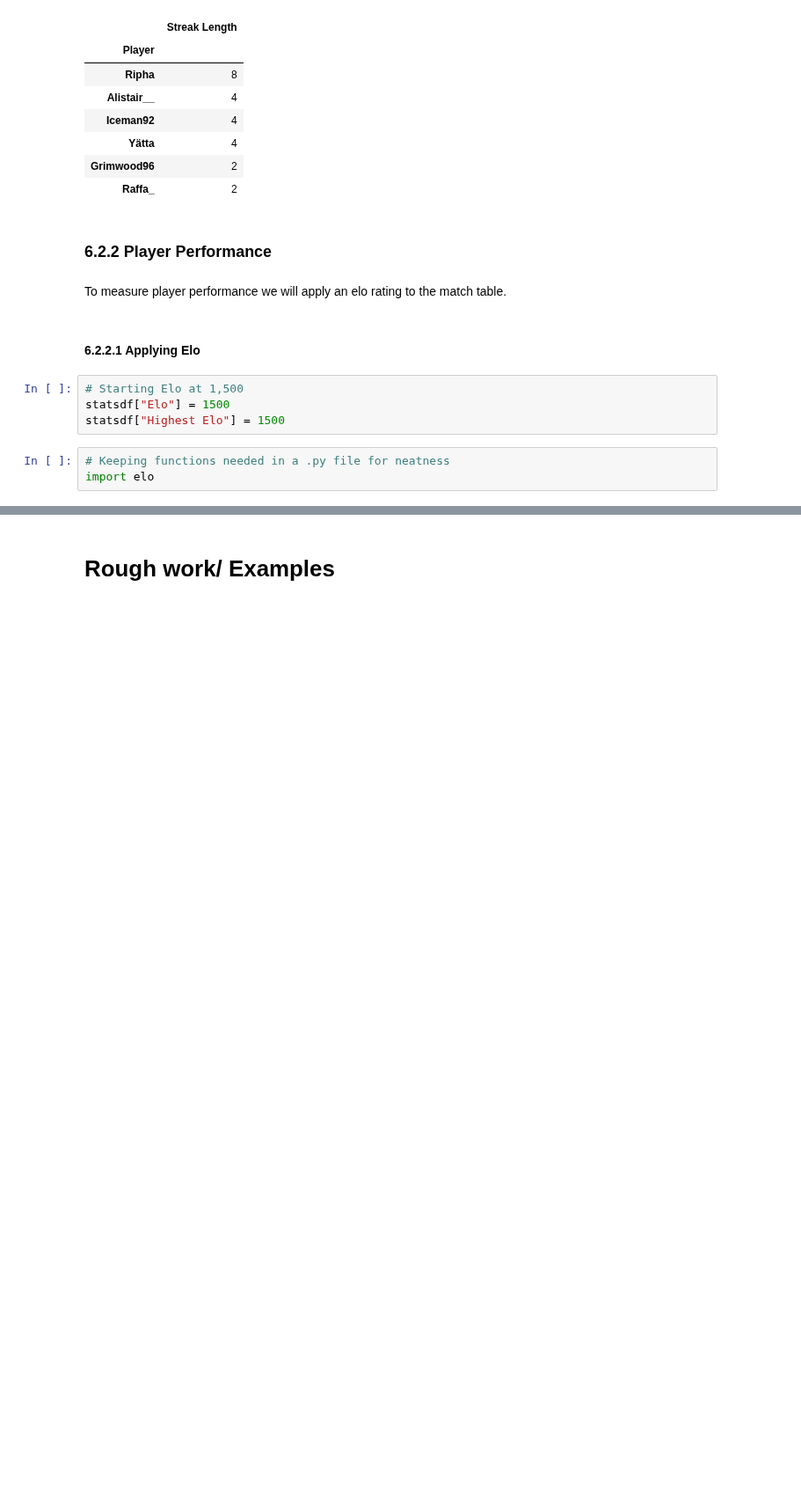
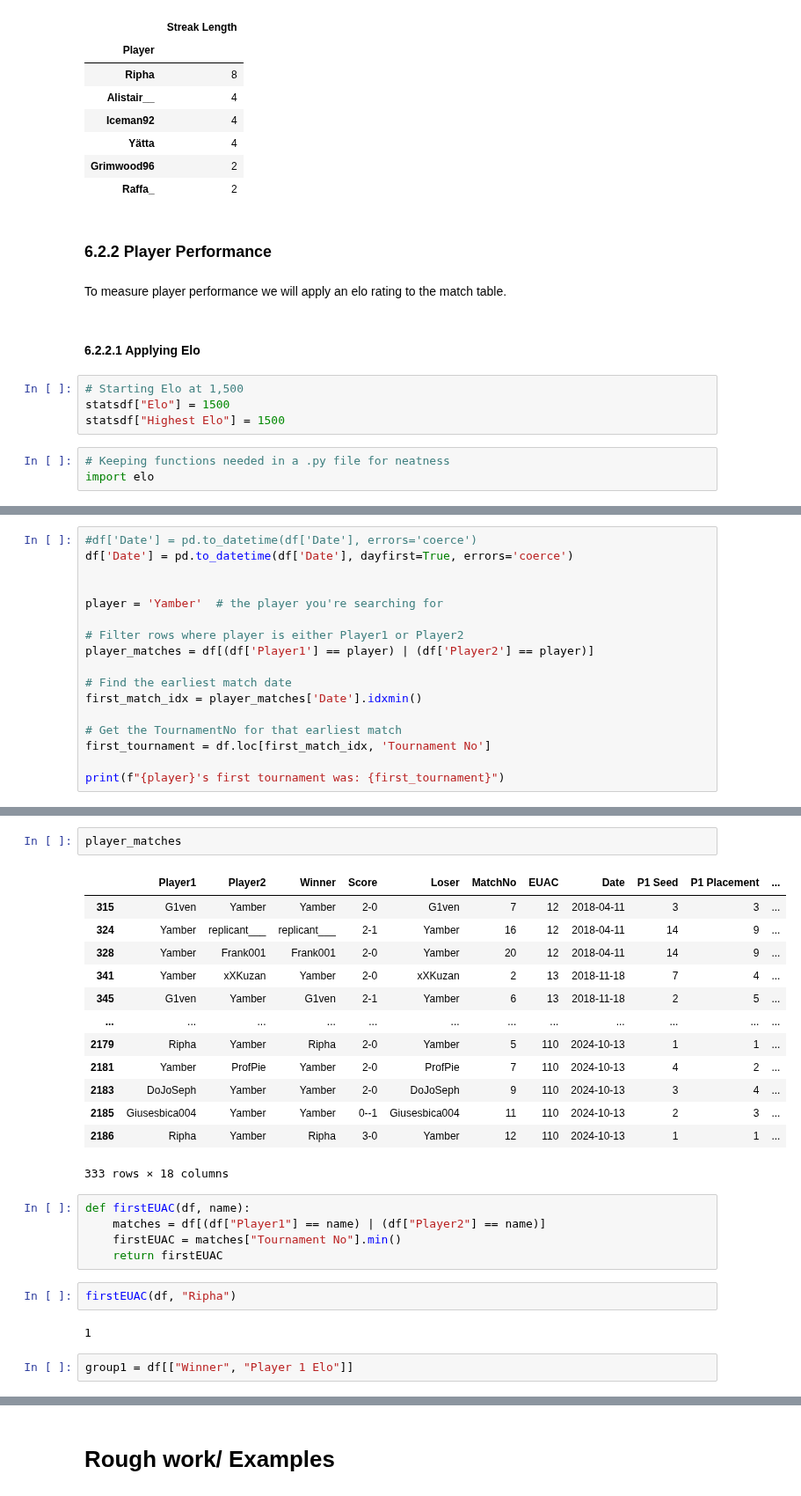
Before and after one commit to DarrenCCT/Tournament-Analysis, a Jupyter notebook: EUAC - Analysis.ipynb, the cells around one changed output, grey strips where cells are left out. Shown at 88% size. Saved outputs shown, nothing was run; the diff lists cells and outputs as text; blank space fills up the shorter version.

```diff
--- a/EUAC - Analysis.ipynb
+++ b/EUAC - Analysis.ipynb
@@ -1046,0 +1043,17 @@ statsdf.sort_values(by="Elo", ascending=False).head(12)
+# %%
+#df['Date'] = pd.to_datetime(df['Date'], errors='coerce')
+df['Date'] = pd.to_datetime(df['Date'], dayfirst=True, errors='coerce')
+
+
+player = 'Yamber'  # the player you're searching for
+
+# Filter rows where player is either Player1 or Player2
+player_matches = df[(df['Player1'] == player) | (df['Player2'] == player)]
+
+# Find the earliest match date
+first_match_idx = player_matches['Date'].idxmin()
+
+# Get the TournamentNo for that earliest match
+first_tournament = df.loc[first_match_idx, 'Tournament No']
+
+print(f"{player}'s first tournament was: {first_tournament}")
@@ -1046,0 +1071,27 @@ statsdf.sort_values(by="Elo", ascending=False).head(12)
+# %%
+player_matches
+# %% [output]
+|  | Player1 | Player2 | Winner | Score | Loser | MatchNo | EUAC | Date | P1 Seed | P1 Placement | ... |
+| 315 | G1ven | Yamber | Yamber | 2-0 | G1ven | 7 | 12 | 2018-04-11 | 3 | 3 | ... |
+| 324 | Yamber | replicant___ | replicant___ | 2-1 | Yamber | 16 | 12 | 2018-04-11 | 14 | 9 | ... |
+| 328 | Yamber | Frank001 | Frank001 | 2-0 | Yamber | 20 | 12 | 2018-04-11 | 14 | 9 | ... |
+| 341 | Yamber | xXKuzan | Yamber | 2-0 | xXKuzan | 2 | 13 | 2018-11-18 | 7 | 4 | ... |
+| 345 | G1ven | Yamber | G1ven | 2-1 | Yamber | 6 | 13 | 2018-11-18 | 2 | 5 | ... |
+| ... | ... | ... | ... | ... | ... | ... | ... | ... | ... | ... | ... |
+| 2179 | Ripha | Yamber | Ripha | 2-0 | Yamber | 5 | 110 | 2024-10-13 | 1 | 1 | ... |
+| 2181 | Yamber | ProfPie | Yamber | 2-0 | ProfPie | 7 | 110 | 2024-10-13 | 4 | 2 | ... |
+| 2183 | DoJoSeph | Yamber | Yamber | 2-0 | DoJoSeph | 9 | 110 | 2024-10-13 | 3 | 4 | ... |
+| 2185 | Giusesbica004 | Yamber | Yamber | 0--1 | Giusesbica004 | 11 | 110 | 2024-10-13 | 2 | 3 | ... |
+| 2186 | Ripha | Yamber | Ripha | 3-0 | Yamber | 12 | 110 | 2024-10-13 | 1 | 1 | ... |
+333 rows × 18 columns
+# %%
+def firstEUAC(df, name):
+    matches = df[(df["Player1"] == name) | (df["Player2"] == name)]
+    firstEUAC = matches["Tournament No"].min()
+    return firstEUAC
+# %%
+firstEUAC(df, "Ripha")
+# %% [output]
+1
+# %%
+group1 = df[["Winner", "Player 1 Elo"]]
```
Also changed, not shown: parts of 10 cells of this notebook.
